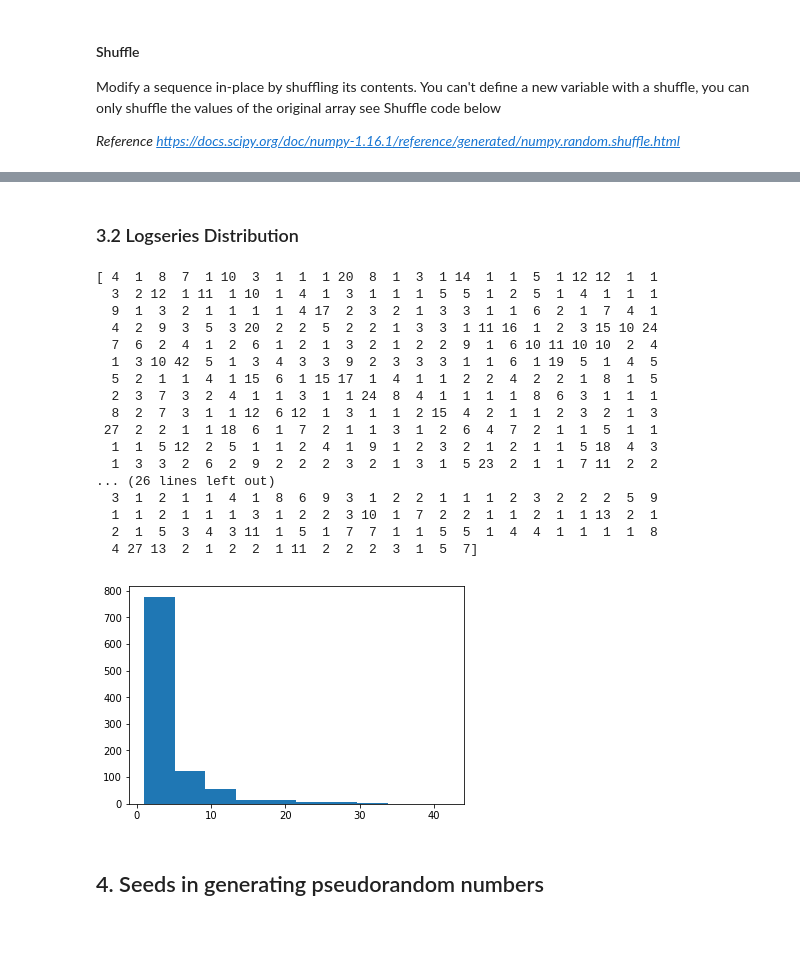
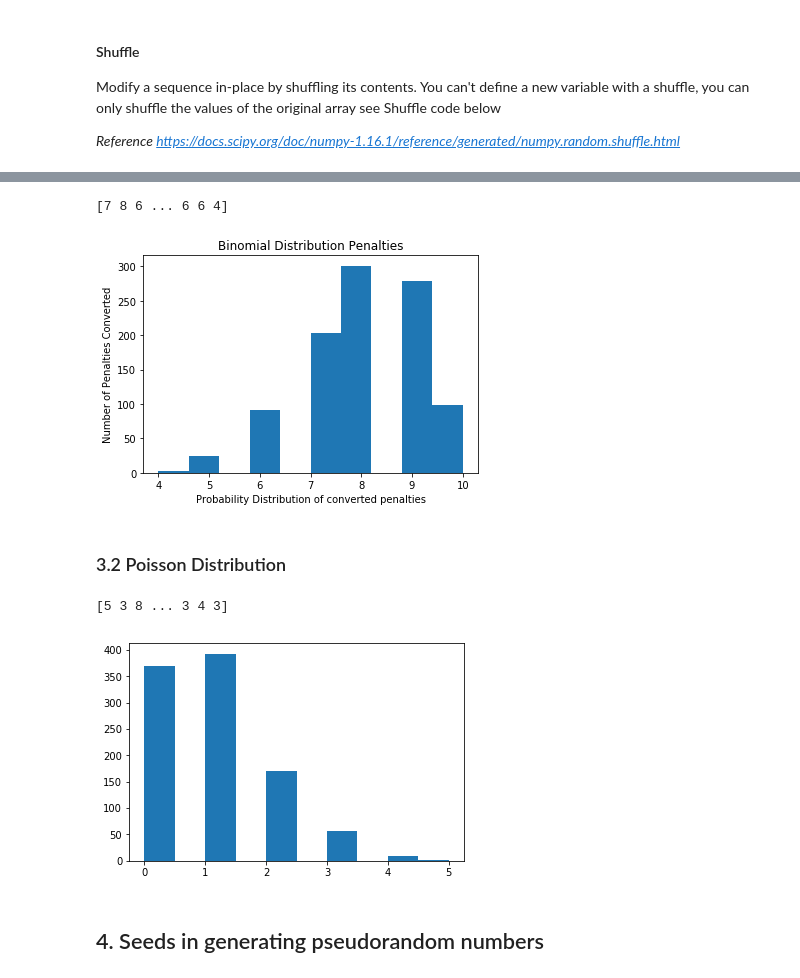
Before and after one commit to moranneil/Programming-For-Data-Analysis-Assignment-2019, a Jupyter notebook: NumpyRandom.ipynb, the cells around one changed output, grey strips where cells are left out. Saved outputs shown, nothing was run; the diff lists cells and outputs as text; code cells hidden in the pictures; blank space fills up the shorter version.

```diff
--- a/NumpyRandom.ipynb
+++ b/NumpyRandom.ipynb
@@ -388,30 +403,30 @@ plt.show()
+# %%
+#In the 2nd example a footballer take penalties. The fotballer has a 80% conversion rate. 10 penalties are taken 1000 times
+
+bino2 = np.random.binomial(10,.8,1000)
+print(bino1)
+%matplotlib inline
+plt.hist(bino2)
+plt.title('Binomial Distribution Penalties')
+plt.xlabel("Probability Distribution of converted penalties")
+plt.ylabel("Number of Penalties Converted")
+plt.show()
+
+# As the footballers converson rate is 80% the bell curve on the plot is skewed to the right around the 8/10.
+# %% [output]
+[7 8 6 ... 6 6 4]
+[figure, added]
 # %% [markdown]
-### 3.2 Logseries Distribution
+### 3.2 Poisson Distribution
 # %%
-logser = np.random.logseries(.9, 1000)
-print(logser)
+poi = np.random.poisson(5, 10000)
+print(poi)
 %matplotlib inline
 plt.hist(logser)
 plt.show()
 # %% [output]
-[ 4  1  8  7  1 10  3  1  1  1 20  8  1  3  1 14  1  1  5  1 12 12  1  1
-  3  2 12  1 11  1 10  1  4  1  3  1  1  1  5  5  1  2  5  1  4  1  1  1
-  9  1  3  2  1  1  1  1  4 17  2  3  2  1  3  3  1  1  6  2  1  7  4  1
-  4  2  9  3  5  3 20  2  2  5  2  2  1  3  3  1 11 16  1  2  3 15 10 24
-  7  6  2  4  1  2  6  1  2  1  3  2  1  2  2  9  1  6 10 11 10 10  2  4
-  1  3 10 42  5  1  3  4  3  3  9  2  3  3  3  1  1  6  1 19  5  1  4  5
-  5  2  1  1  4  1 15  6  1 15 17  1  4  1  1  2  2  4  2  2  1  8  1  5
-  2  3  7  3  2  4  1  1  3  1  1 24  8  4  1  1  1  1  8  6  3  1  1  1
-  8  2  7  3  1  1 12  6 12  1  3  1  1  2 15  4  2  1  1  2  3  2  1  3
- 27  2  2  1  1 18  6  1  7  2  1  1  3  1  2  6  4  7  2  1  1  5  1  1
-  1  1  5 12  2  5  1  1  2  4  1  9  1  2  3  2  1  2  1  1  5 18  4  3
-  1  3  3  2  6  2  9  2  2  2  3  2  1  3  1  5 23  2  1  1  7 11  2  2
-... (26 lines left out)
-  3  1  2  1  1  4  1  8  6  9  3  1  2  2  1  1  1  2  3  2  2  2  5  9
-  1  1  2  1  1  1  3  1  2  2  3 10  1  7  2  2  1  1  2  1  1 13  2  1
-  2  1  5  3  4  3 11  1  5  1  7  7  1  1  5  5  1  4  4  1  1  1  1  8
-  4 27 13  2  1  2  2  1 11  2  2  2  3  1  5  7]
+[5 3 8 ... 3 4 3]
-[figure, old version]
+[figure, new version]
 # %% [markdown]
 ## 4. Seeds in generating pseudorandom numbers
 # %% [markdown]
```
Also changed, not shown: parts of 14 cells of this notebook.
